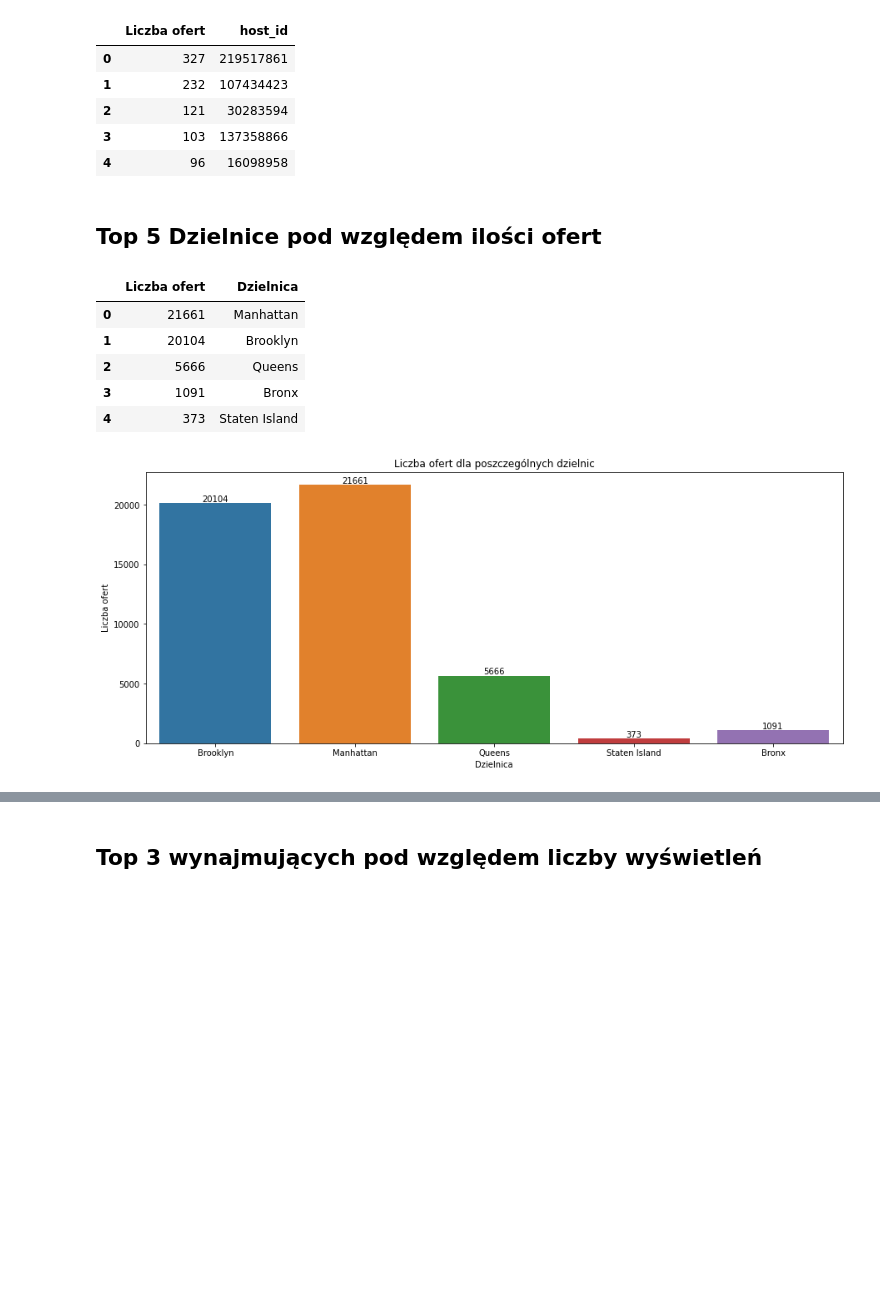
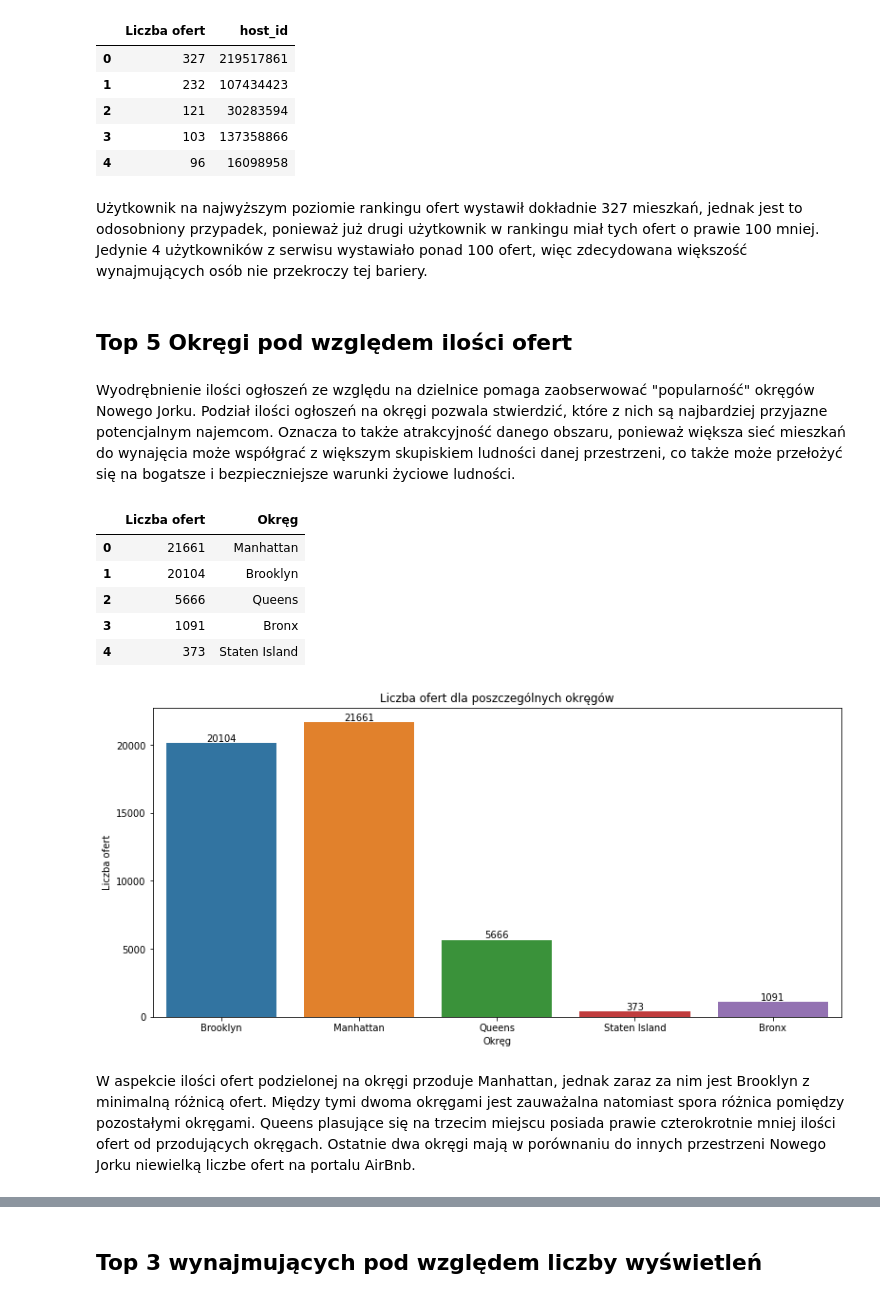
Before and after one commit to veern/Analiza-danych-airbnb, a Jupyter notebook: Analiza-Airbnb.ipynb, the cells around one changed output, grey strips where cells are left out. Saved outputs shown, nothing was run; the diff lists cells and outputs as text; code cells hidden in the pictures; blank space fills up the shorter version.

```diff
--- a/Analiza-Airbnb.ipynb
+++ b/Analiza-Airbnb.ipynb
@@ -150,31 +229,37 @@ top_hosts
 | 2 | 121 | 30283594 |
 | 3 | 103 | 137358866 |
 | 4 | 96 | 16098958 |
+# %% [markdown]
+Użytkownik na najwyższym poziomie rankingu ofert wystawił dokładnie 327 mieszkań, jednak jest to odosobniony przypadek, ponieważ już drugi użytkownik w rankingu miał tych ofert o prawie 100 mniej. Jedynie 4 użytkowników z serwisu wystawiało ponad 100 ofert, więc zdecydowana większość wynajmujących osób nie przekroczy tej bariery.
 # %% [markdown]
-## Top 5 Dzielnice pod względem ilości ofert
+## Top 5 Okręgi pod względem ilości ofert
+# %% [markdown]
+Wyodrębnienie ilości ogłoszeń ze względu na dzielnice pomaga zaobserwować "popularność" okręgów Nowego Jorku. Podział ilości ogłoszeń na okręgi pozwala stwierdzić, które z nich są najbardziej przyjazne potencjalnym najemcom. Oznacza to także atrakcyjność danego obszaru, ponieważ większa sieć mieszkań do wynajęcia może współgrać z większym skupiskiem ludności danej przestrzeni, co także może przełożyć się na bogatsze i bezpieczniejsze warunki życiowe ludności.
 # %%
 top_neigh = pd.DataFrame(df['neighbourhood_group'].value_counts().head(5))
 top_neigh.columns=['Liczba ofert']
-top_neigh['Dzielnica'] = top_neigh.index
+top_neigh['Okręg'] = top_neigh.index
 top_neigh.reset_index(drop=True, inplace=True)
 top_neigh
 # %% [output]
-|  | Liczba ofert | Dzielnica |
+|  | Liczba ofert | Okręg |
 | 0 | 21661 | Manhattan |
 | 1 | 20104 | Brooklyn |
 | 2 | 5666 | Queens |
 | 3 | 1091 | Bronx |
 | 4 | 373 | Staten Island |
 # %%
-f,ax = plt.subplots(figsize=(15,6))
+f,ax = plt.subplots(figsize=(13,6))
 ax = sns.countplot(x=df.neighbourhood_group)
 ax.bar_label(ax.containers[0])
-plt.xlabel("Dzielnica")
+plt.xlabel("Okręg")
 plt.ylabel("Liczba ofert")
-plt.title("Liczba ofert dla poszczególnych dzielnic")
+plt.title("Liczba ofert dla poszczególnych okręgów")
 plt.show()
 # %% [output]
-[figure, old version]
+[figure, new version]
+# %% [markdown]
+W aspekcie ilości ofert podzielonej na okręgi przoduje Manhattan, jednak zaraz za nim jest Brooklyn z minimalną różnicą ofert. Między tymi dwoma okręgami jest zauważalna natomiast spora różnica pomiędzy pozostałymi okręgami. Queens plasujące się na trzecim miejscu posiada prawie czterokrotnie mniej ilości ofert od przodujących okręgach. Ostatnie dwa okręgi mają w porównaniu do innych przestrzeni Nowego Jorku niewielką liczbe ofert na portalu AirBnb.
 # %%
 labels = df.neighbourhood_group.value_counts().index
 sizes = df.neighbourhood_group.value_counts().values
```
Also changed, not shown: parts of 62 cells of this notebook, 4 other files.
